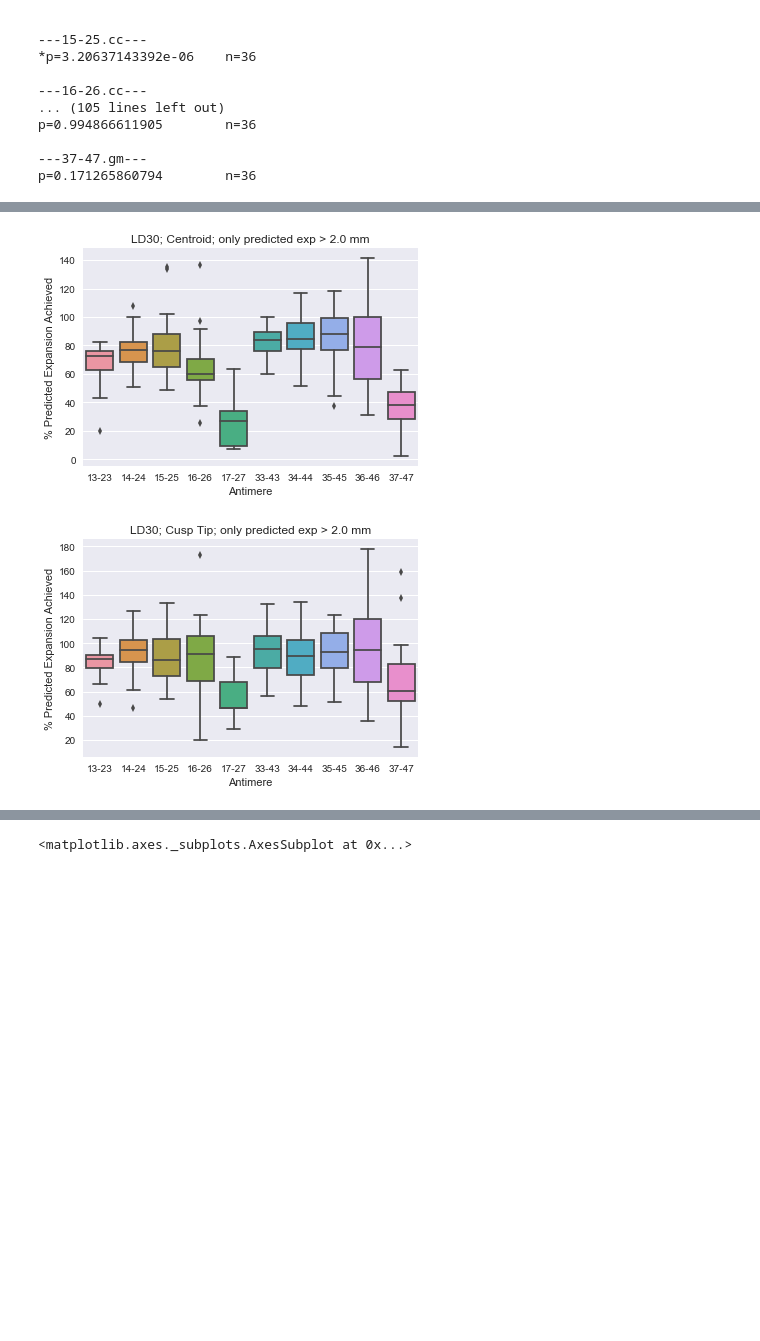
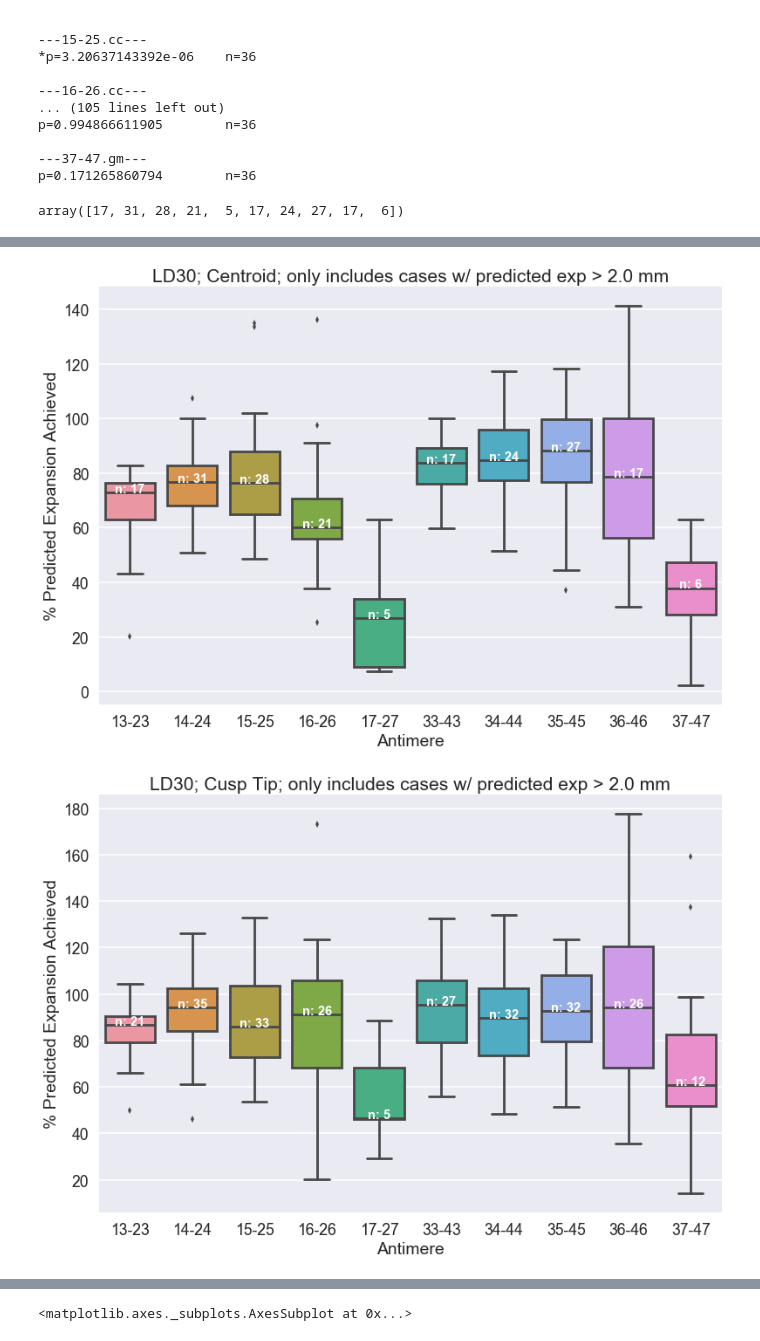
Before and after one commit to richard-tien/PROJ174, a Jupyter notebook: data-analysis.ipynb, the cells around one changed output, grey strips where cells are left out. Cells and saved outputs as stored; diff of their text form; code cells hidden in the pictures; blank space fills up the shorter version.

Commit message:
Add boxPlot n(obs)

```diff
--- a/data-analysis.ipynb
+++ b/data-analysis.ipynb
@@ -325,6 +325,10 @@ p=0.994866611905        n=36
 
 ---37-47.gm---
 p=0.171265860794        n=36
+# %%
+getSubDf(df, '.ctd', 2, 'LD30').count().values
+# %% [output]
+array([17, 31, 28, 21,  5, 17, 24, 27, 17,  6])
 # %%
 def getSubDf(df, measure_type, threshold, aligner_material):
     '''Returns a df with specified measure_type, aligner_material, and
@@ -338,13 +342,28 @@ def getSubDf(df, measure_type, threshold, aligner_material):
     return pd.concat(cols, axis=1)
 # %%
 def boxPlot(df, measure_type, threshold, material):
+
+    sns.set('poster', font_scale=1.1)
+
     subDf = getSubDf(df, measure_type, HISTOGRAM_THRESHOLD, 'LD30')
     subDf = subDf.rename(columns = lambda x : str(x)[:5])
 
     bplot = sns.boxplot(data=subDf)
-    bplot.axes.set_title("%s; %s; only predicted exp > %s mm" % (material, measure_type_dict[measure_type], threshold))
+    bplot.axes.set_title("%s; %s; only includes cases w/ predicted exp > %s mm" % (material, measure_type_dict[measure_type], threshold))
     bplot.set_xlabel("Antimere")
     bplot.set_ylabel("% Predicted Expansion Achieved")
+
+    ### Adding n to boxplot.
+    # Calculate number of obs & median to position labels
+    medians = subDf.median().values
+    nobs = subDf.count().values
+    nobs = [str(x) for x in nobs.tolist()]
+    nobs = ["n: " + i for i in nobs]
+    # Add it to the plot
+    pos = range(len(nobs))
+    for tick, label in zip(pos, bplot.get_xticklabels()):
+        bplot.text(pos[tick], medians[tick] + 0.03, nobs[tick], horizontalalignment='center', size='x-small', color='w', weight='semibold')
+
 
     plt.show(sns)
 
@@ -355,2 +374,2 @@ for measure_type in MEASURE_TYPES:
-[figure, old version]
+[figure, new version]
-[figure, old version]
+[figure, new version]
```
Also changed, not shown: parts of 2 cells of this notebook.
